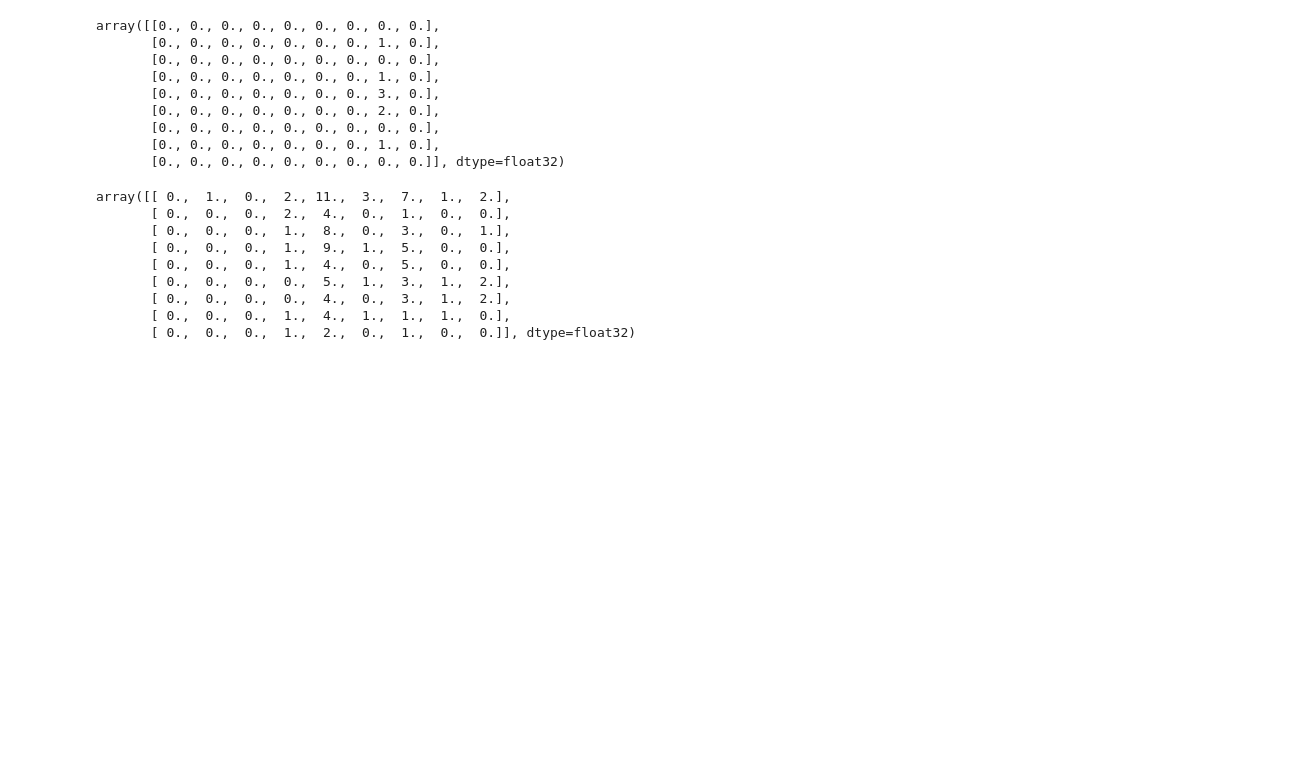
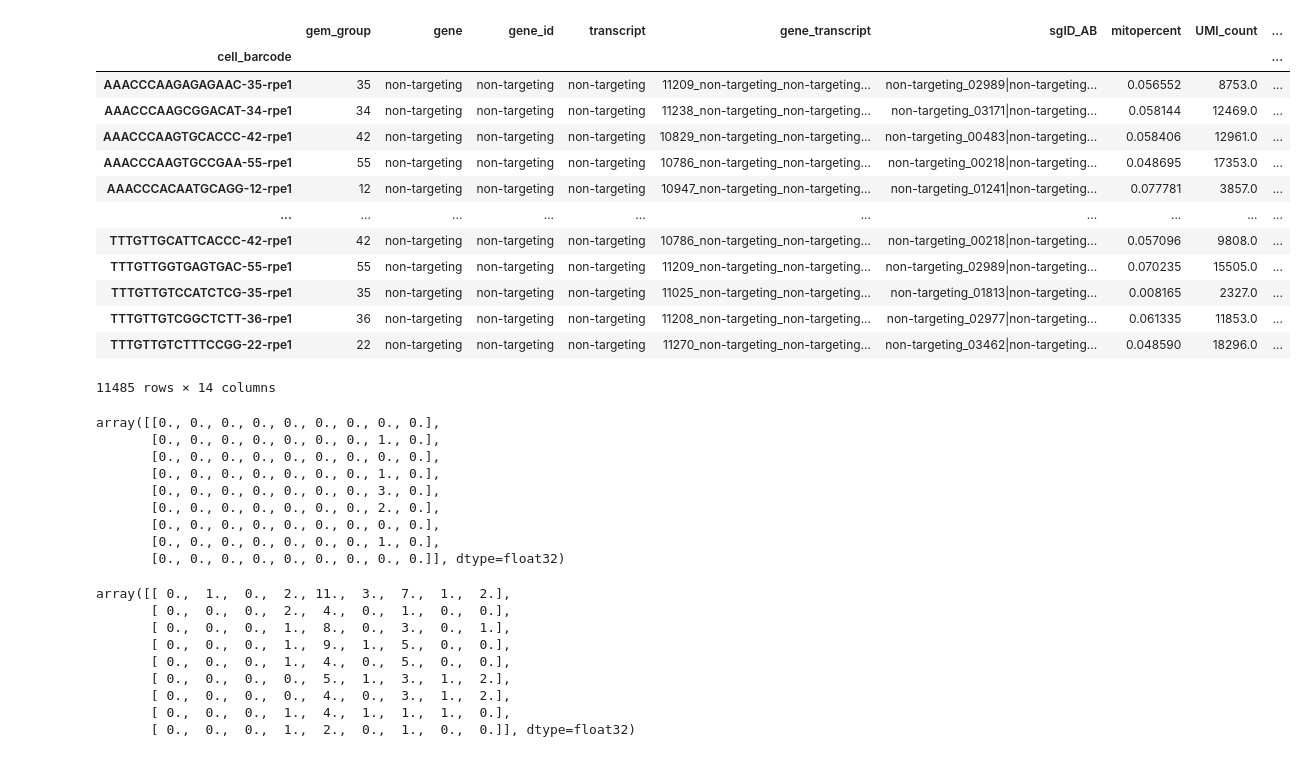
Before and after one commit to montilab/sigRecon_Benchmarking, a Jupyter notebook: scripts/02_PerturbSeq/stack/00_prep_splits.ipynb, the cells around one changed output. Drawn from its saved outputs; the diff is of its cells as text; code cells hidden in the pictures; blank space fills up the shorter version.

Commit message:
perturb_seq/tahoe updates

```diff
--- a/scripts/02_PerturbSeq/stack/00_prep_splits.ipynb
+++ b/scripts/02_PerturbSeq/stack/00_prep_splits.ipynb
@@ -9,6 +9,25 @@ from huggingface_hub import snapshot_download
 
 DATA_PATH = os.path.join(os.getenv("MLAB"), "projects/brcameta/projects/sig_recon/data")
 STACK_PATH = os.path.join(os.getenv("MLAB"), "projects/brcameta/projects/sig_recon/scripts/stack")
+# %%
+rpe1_90th_9 = sc.read(os.path.join(DATA_PATH, "stack_splits/perturb_seq/splits/rpe1_all_split_90th_9.h5ad"))
+# %%
+rpe1_90th_9[rpe1_90th_9.obs.gene == "non-targeting",].obs
+# %% [output]
+|  | gem_group | gene | gene_id | transcript | gene_transcript | sgID_AB | mitopercent | UMI_count | ... |
+| cell_barcode |  |  |  |  |  |  |  |  | ... |
+| AAACCCAAGAGAGAAC-35-rpe1 | 35 | non-targeting | non-targeting | non-targeting | 11209_non-targeting_non-targeting... | non-targeting_02989|non-targeting... | 0.056552 | 8753.0 | ... |
+| AAACCCAAGCGGACAT-34-rpe1 | 34 | non-targeting | non-targeting | non-targeting | 11238_non-targeting_non-targeting... | non-targeting_03171|non-targeting... | 0.058144 | 12469.0 | ... |
+| AAACCCAAGTGCACCC-42-rpe1 | 42 | non-targeting | non-targeting | non-targeting | 10829_non-targeting_non-targeting... | non-targeting_00483|non-targeting... | 0.058406 | 12961.0 | ... |
+| AAACCCAAGTGCCGAA-55-rpe1 | 55 | non-targeting | non-targeting | non-targeting | 10786_non-targeting_non-targeting... | non-targeting_00218|non-targeting... | 0.048695 | 17353.0 | ... |
+| AAACCCACAATGCAGG-12-rpe1 | 12 | non-targeting | non-targeting | non-targeting | 10947_non-targeting_non-targeting... | non-targeting_01241|non-targeting... | 0.077781 | 3857.0 | ... |
+| ... | ... | ... | ... | ... | ... | ... | ... | ... | ... |
+| TTTGTTGCATTCACCC-42-rpe1 | 42 | non-targeting | non-targeting | non-targeting | 10786_non-targeting_non-targeting... | non-targeting_00218|non-targeting... | 0.057096 | 9808.0 | ... |
+| TTTGTTGGTGAGTGAC-55-rpe1 | 55 | non-targeting | non-targeting | non-targeting | 11209_non-targeting_non-targeting... | non-targeting_02989|non-targeting... | 0.070235 | 15505.0 | ... |
+| TTTGTTGTCCATCTCG-35-rpe1 | 35 | non-targeting | non-targeting | non-targeting | 11025_non-targeting_non-targeting... | non-targeting_01813|non-targeting... | 0.008165 | 2327.0 | ... |
+| TTTGTTGTCGGCTCTT-36-rpe1 | 36 | non-targeting | non-targeting | non-targeting | 11208_non-targeting_non-targeting... | non-targeting_02977|non-targeting... | 0.061335 | 11853.0 | ... |
+| TTTGTTGTCTTTCCGG-22-rpe1 | 22 | non-targeting | non-targeting | non-targeting | 11270_non-targeting_non-targeting... | non-targeting_03462|non-targeting... | 0.048590 | 18296.0 | ... |
+11485 rows × 14 columns
 # %%
 # 1. Writing Prompt/Query Data
 k562_full_data = sc.read(os.path.join(DATA_PATH, "scgpt/k562/perturb_processed.h5ad"))
```
Also changed, not shown: 19 other files.
